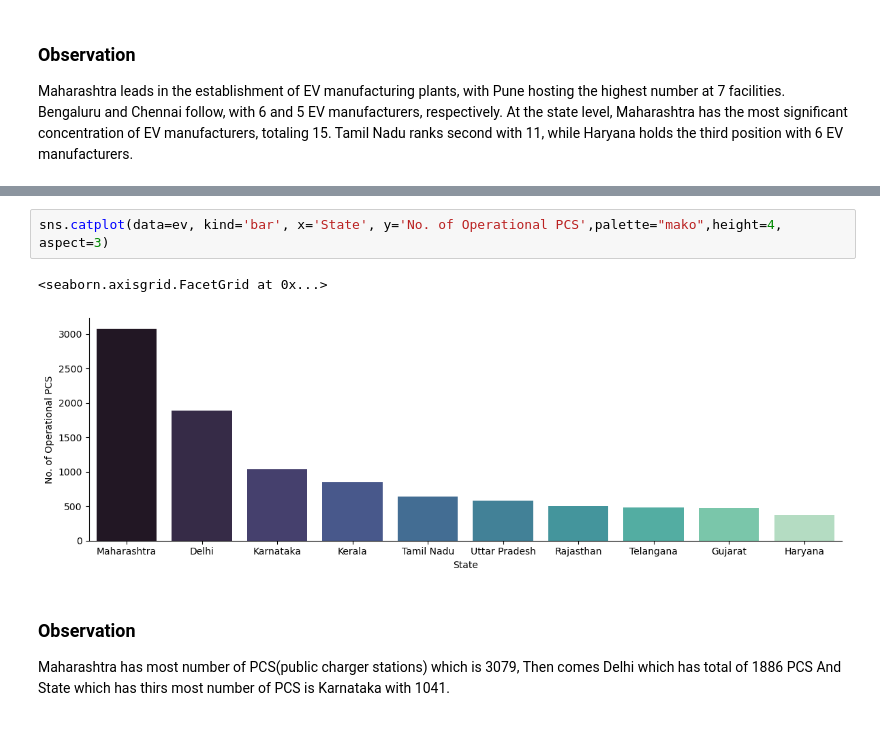
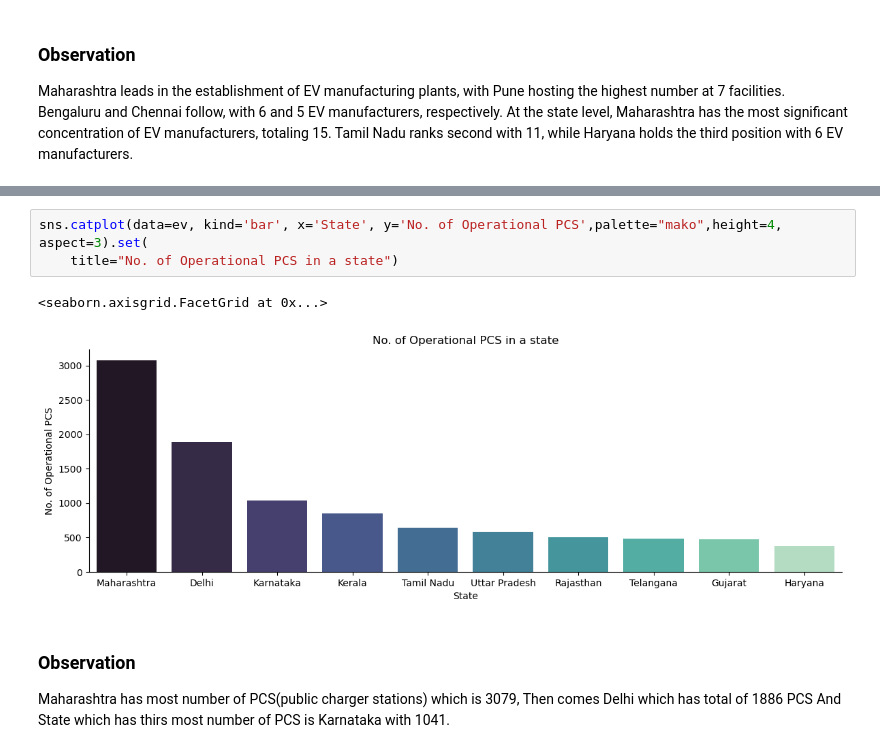
Before and after one commit to anjali-thawani/EV-Market-Analysis, a Jupyter notebook: EV Market Data Analysis1-checkpoint.ipynb, the cells around one changed output, grey strips where cells are left out. Saved outputs shown, nothing was run; the diff lists cells and outputs as text.

```diff
--- a/EV Market Data Analysis1-checkpoint.ipynb
+++ b/EV Market Data Analysis1-checkpoint.ipynb
@@ -130,8 +203,9 @@ ev
 # %%
-sns.catplot(data=ev, kind='bar', x='State', y='No. of Operational PCS',palette="mako",height=4, aspect=3)
+sns.catplot(data=ev, kind='bar', x='State', y='No. of Operational PCS',palette="mako",height=4, aspect=3).set(
+    title="No. of Operational PCS in a state")
 # %% [output]
 <seaborn.axisgrid.FacetGrid at 0x...>
-[figure, old version]
+[figure, new version]
 # %% [markdown]
 ### Observation
 Maharashtra has most number of PCS(public charger stations) which is 3079, Then comes Delhi which has total of 1886 PCS
```
Also changed, not shown: parts of 19 cells of this notebook.
